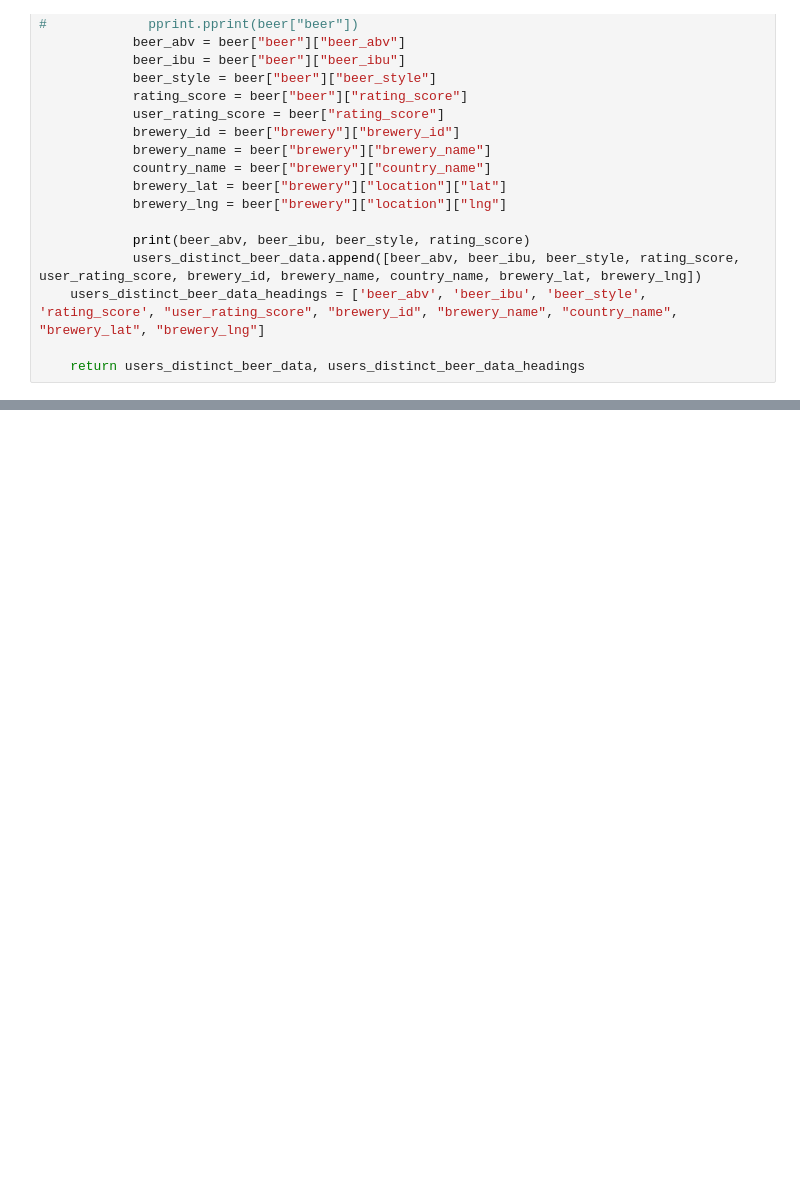
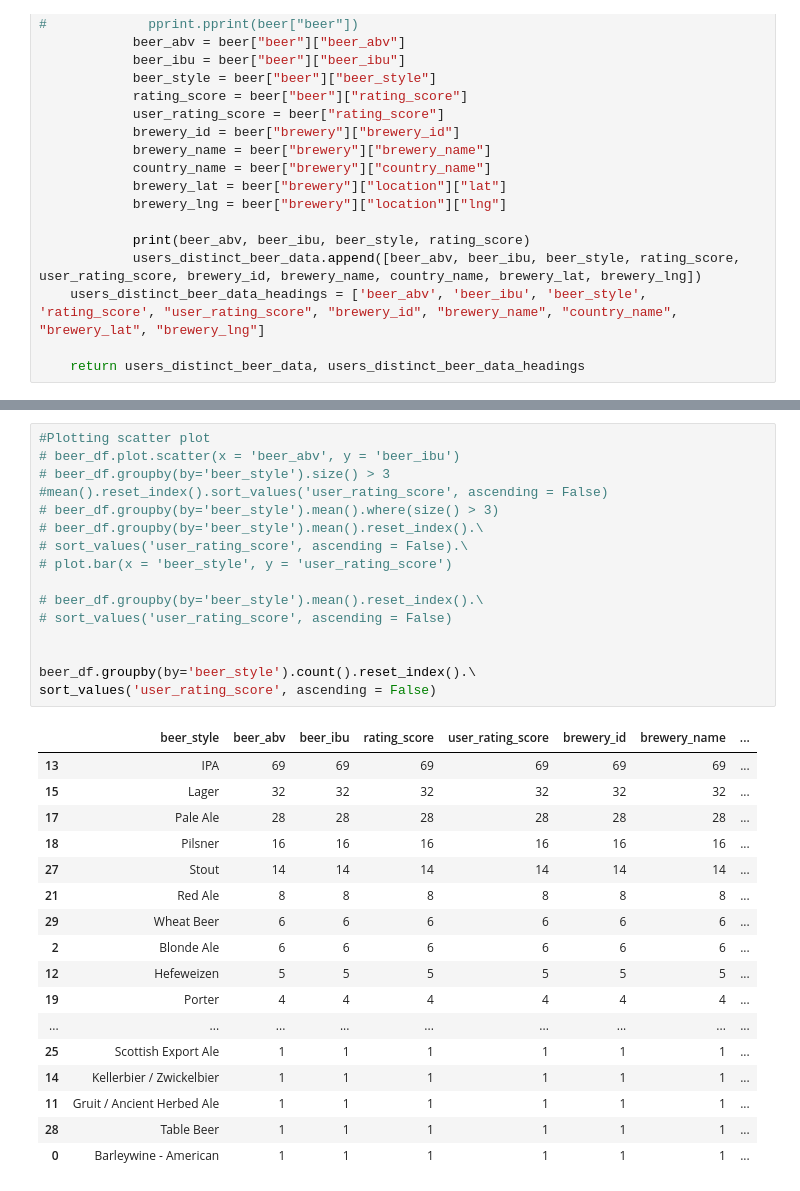
Before and after one commit to conorhamill36/beer, a Jupyter notebook: beer.ipynb, the cells around one changed output, grey strips where cells are left out. Saved outputs shown, nothing was run; the diff lists cells and outputs as text; blank space fills up the shorter version.

```diff
--- a/beer.ipynb
+++ b/beer.ipynb
@@ -169,0 +378,33 @@ world = gpd.read_file(geopandas.datasets.get_path('naturalearth_lowres'))
+# %%
+#Plotting scatter plot
+# beer_df.plot.scatter(x = 'beer_abv', y = 'beer_ibu')
+# beer_df.groupby(by='beer_style').size() > 3  #mean().reset_index().sort_values('user_rating_score', ascending = False)
+# beer_df.groupby(by='beer_style').mean().where(size() > 3)
+# beer_df.groupby(by='beer_style').mean().reset_index().\
+# sort_values('user_rating_score', ascending = False).\
+# plot.bar(x = 'beer_style', y = 'user_rating_score')
+
+# beer_df.groupby(by='beer_style').mean().reset_index().\
+# sort_values('user_rating_score', ascending = False)
+
+
+beer_df.groupby(by='beer_style').count().reset_index().\
+sort_values('user_rating_score', ascending = False)
+# %% [output]
+|  | beer_style | beer_abv | beer_ibu | rating_score | user_rating_score | brewery_id | brewery_name | ... |
+| 13 | IPA | 69 | 69 | 69 | 69 | 69 | 69 | ... |
+| 15 | Lager | 32 | 32 | 32 | 32 | 32 | 32 | ... |
+| 17 | Pale Ale | 28 | 28 | 28 | 28 | 28 | 28 | ... |
+| 18 | Pilsner | 16 | 16 | 16 | 16 | 16 | 16 | ... |
+| 27 | Stout | 14 | 14 | 14 | 14 | 14 | 14 | ... |
+| 21 | Red Ale | 8 | 8 | 8 | 8 | 8 | 8 | ... |
+| 29 | Wheat Beer | 6 | 6 | 6 | 6 | 6 | 6 | ... |
+| 2 | Blonde Ale | 6 | 6 | 6 | 6 | 6 | 6 | ... |
+| 12 | Hefeweizen | 5 | 5 | 5 | 5 | 5 | 5 | ... |
+| 19 | Porter | 4 | 4 | 4 | 4 | 4 | 4 | ... |
+| ... | ... | ... | ... | ... | ... | ... | ... | ... |
+| 25 | Scottish Export Ale | 1 | 1 | 1 | 1 | 1 | 1 | ... |
+| 14 | Kellerbier / Zwickelbier | 1 | 1 | 1 | 1 | 1 | 1 | ... |
+| 11 | Gruit / Ancient Herbed Ale | 1 | 1 | 1 | 1 | 1 | 1 | ... |
+| 28 | Table Beer | 1 | 1 | 1 | 1 | 1 | 1 | ... |
+| 0 | Barleywine - American | 1 | 1 | 1 | 1 | 1 | 1 | ... |
```
Also changed, not shown: parts of 21 cells of this notebook.
